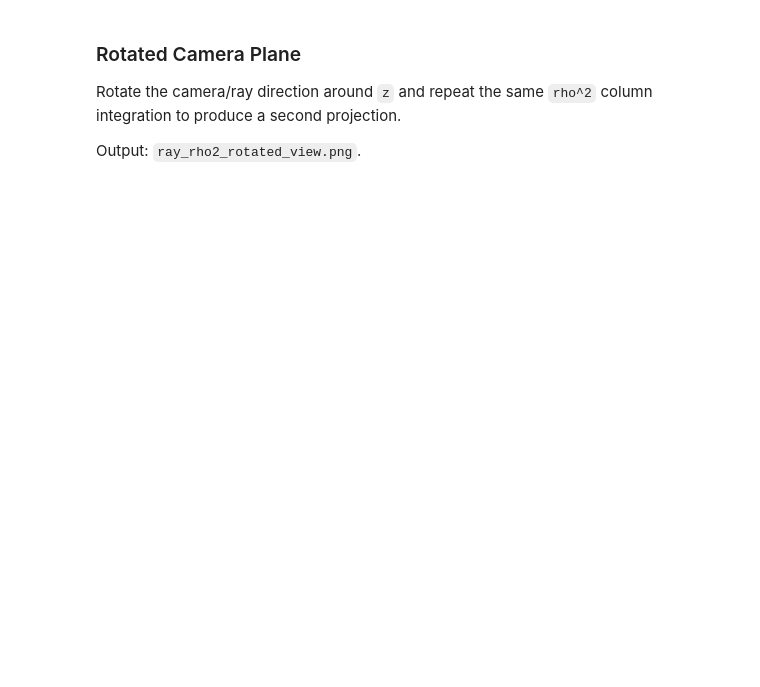
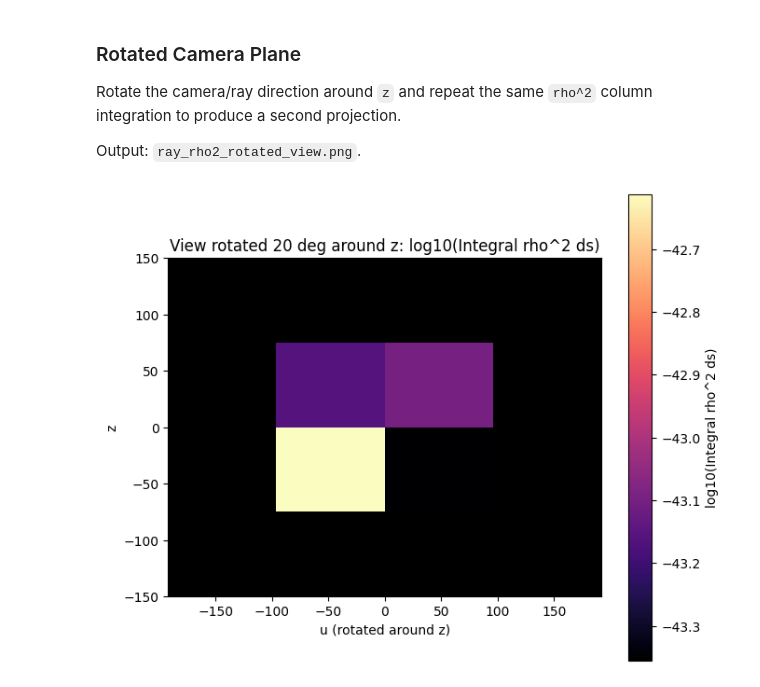
Before and after one commit to svaberg/batcamp, a Jupyter notebook: examples/ray.ipynb, the cells around one changed output. Drawn from its saved outputs; the diff is of its cells as text; code cells hidden in the pictures; blank space fills up the shorter version.

```diff
--- a/examples/ray.ipynb
+++ b/examples/ray.ipynb
@@ -319,7 +336,7 @@ origins_rot = (
 )
 
 rho2_rot = integrate_rho2_with_rays(
-    ray_img,
+    ray_interpolator,
     origins_rot,
     ray_dir,
     (w_max - w_min) * 0.999999,
@@ -332,30 +349,32 @@ plot_data = np.where(
     np.nan,
 )
 
 valid = np.isfinite(plot_data)
 if np.any(valid):
     vmin = float(np.nanpercentile(plot_data[valid], 2.0))
     vmax = float(np.nanpercentile(plot_data[valid], 98.0))
 else:
     vmin, vmax = -1.0, 1.0
 cmap = plt.colormaps['magma'].copy()
 cmap.set_bad('black')
 fig, ax = plt.subplots(figsize=(7.5, 6.5))
 ax.set_facecolor('black')
 im = ax.imshow(
     plot_data,
     origin='lower',
     extent=[u_min, u_max, v_min, v_max],
     aspect='equal',
     cmap=cmap,
     vmin=vmin,
     vmax=vmax,
 )
 ax.set_xlabel('u (rotated around z)')
 ax.set_ylabel('z')
 ax.set_title(f'View rotated {angle_deg:.0f} deg around z: log10(Integral rho^2 ds)')
 cb = fig.colorbar(im, ax=ax)
 cb.set_label('log10(Integral rho^2 ds)')
 out_png = 'ray_rho2_rotated_view.png'
 fig.savefig(out_png, dpi=180, bbox_inches='tight')
 plt.show()
+# %% [output]
+[figure, added]
```
Also changed, not shown: parts of 7 cells of this notebook, 23 other files.
